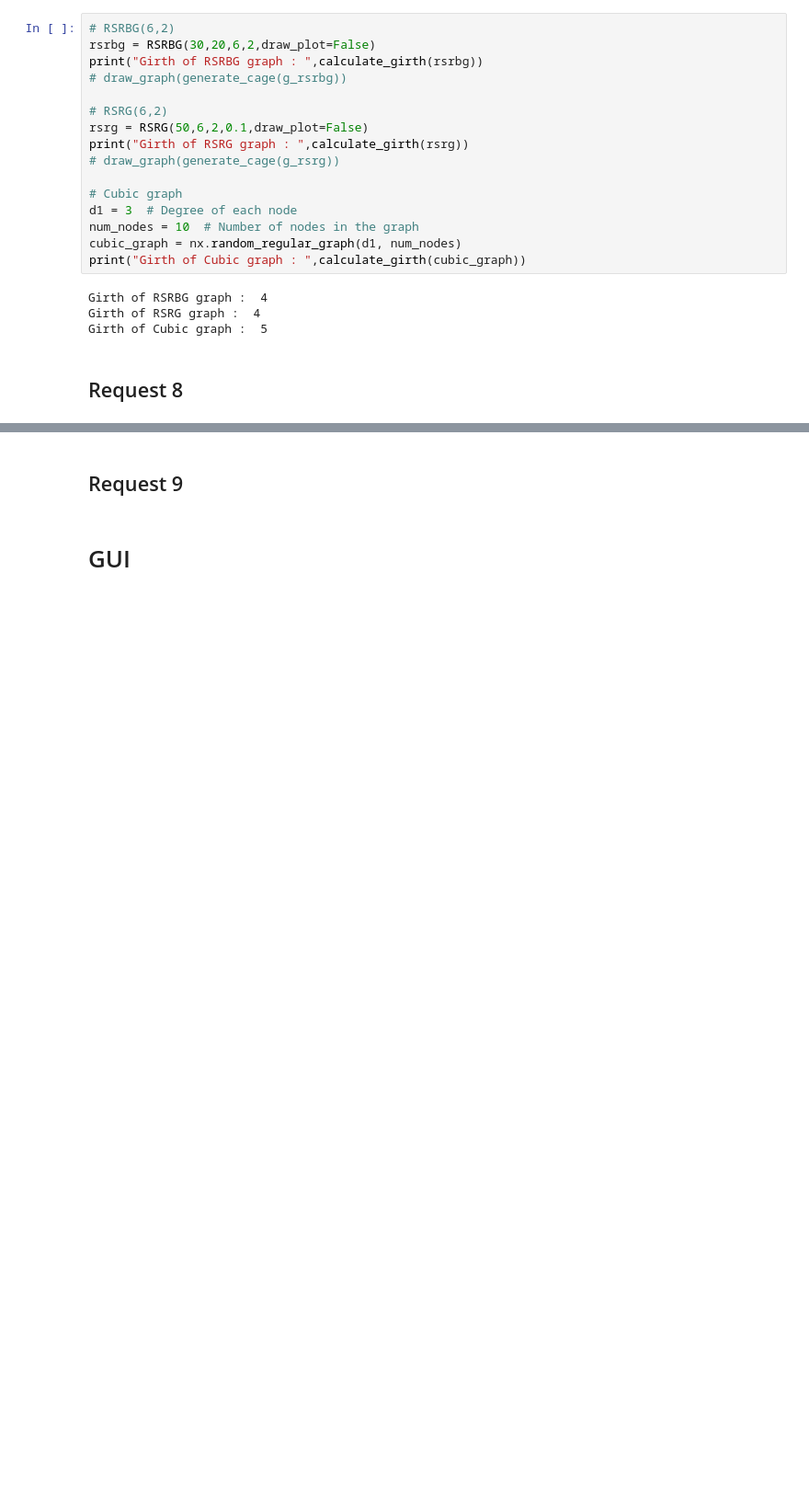
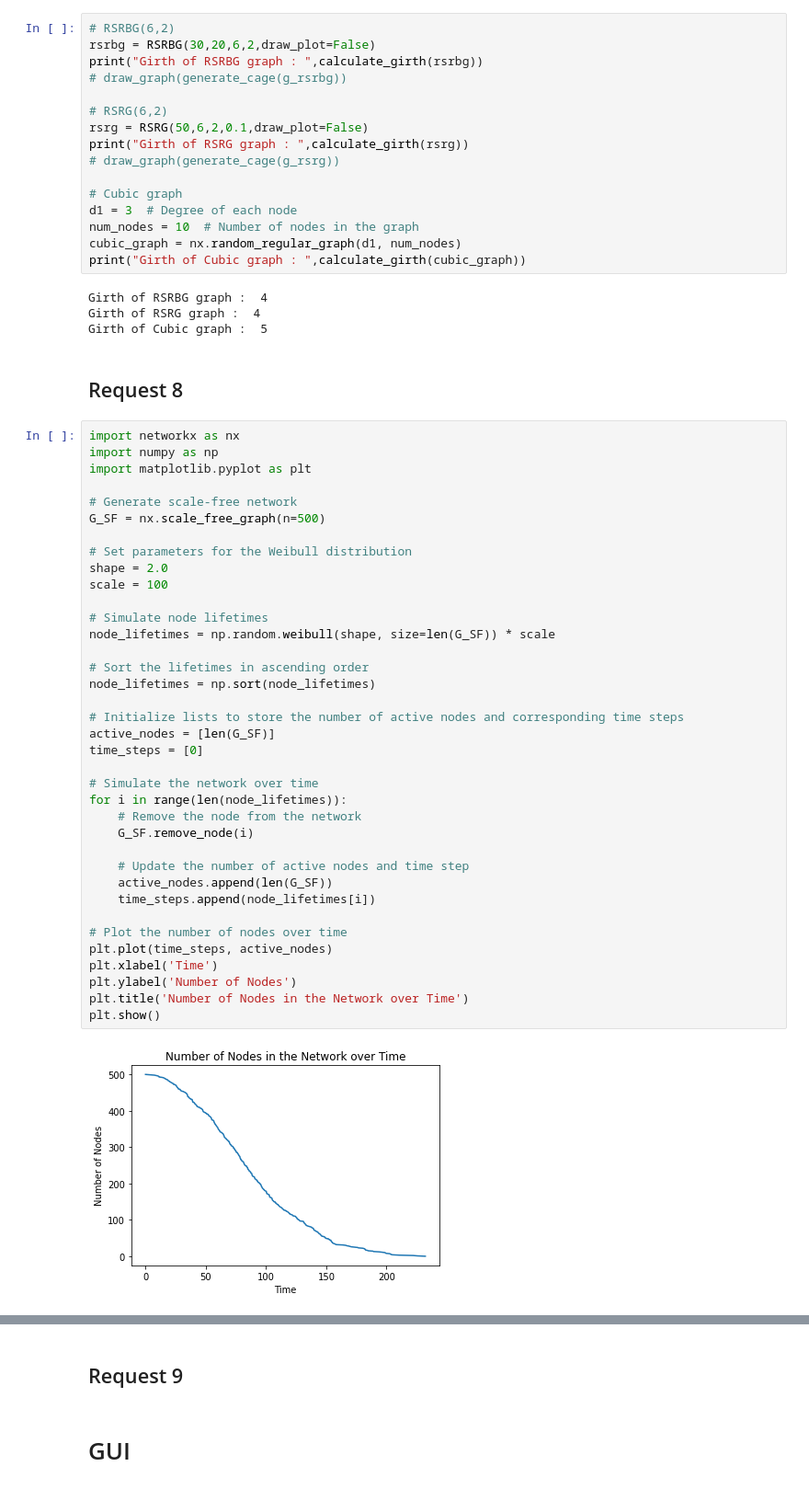
Before and after one commit to ngnma/Simulation-Project, a Jupyter notebook: sim_project.ipynb, the cells around one changed output, grey strips where cells are left out. Shown at 92% size. Saved outputs shown, nothing was run; the diff lists cells and outputs as text; blank space fills up the shorter version.

```diff
--- a/sim_project.ipynb
+++ b/sim_project.ipynb
@@ -896,3 +896,42 @@ Girth of RSRG graph :  4
 Girth of Cubic graph :  5
 # %% [markdown]
 ## Request 8
+# %%
+import networkx as nx
+import numpy as np
+import matplotlib.pyplot as plt
+
+# Generate scale-free network
+G_SF = nx.scale_free_graph(n=500)
+
+# Set parameters for the Weibull distribution
+shape = 2.0
+scale = 100
+
+# Simulate node lifetimes
+node_lifetimes = np.random.weibull(shape, size=len(G_SF)) * scale
+
+# Sort the lifetimes in ascending order
+node_lifetimes = np.sort(node_lifetimes)
+
+# Initialize lists to store the number of active nodes and corresponding time steps
+active_nodes = [len(G_SF)]
+time_steps = [0]
+
+# Simulate the network over time
+for i in range(len(node_lifetimes)):
+    # Remove the node from the network
+    G_SF.remove_node(i)
+
+    # Update the number of active nodes and time step
+    active_nodes.append(len(G_SF))
+    time_steps.append(node_lifetimes[i])
+
+# Plot the number of nodes over time
+plt.plot(time_steps, active_nodes)
+plt.xlabel('Time')
+plt.ylabel('Number of Nodes')
+plt.title('Number of Nodes in the Network over Time')
+plt.show()
+# %% [output]
+[figure, added]
```
Also changed, not shown: parts of 3 cells of this notebook.
